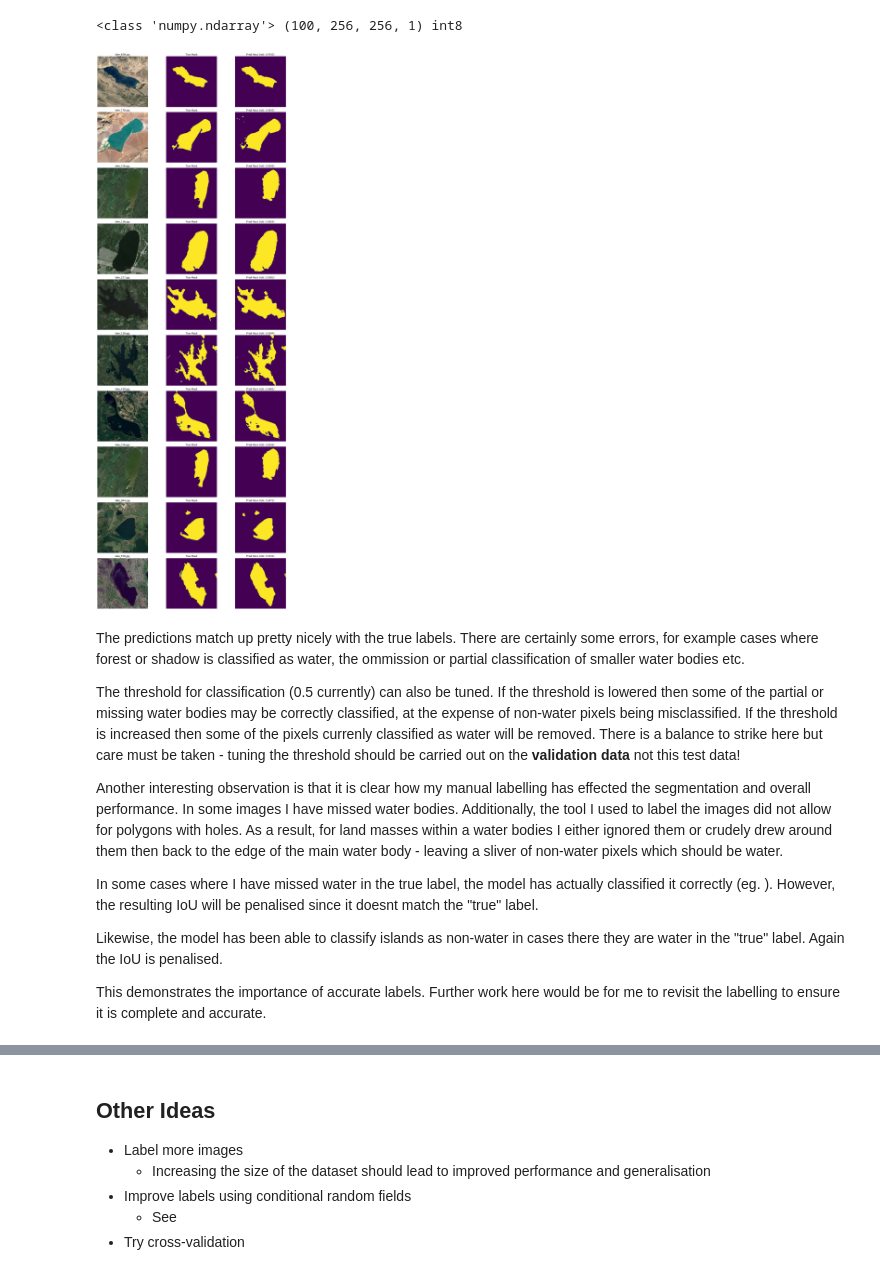
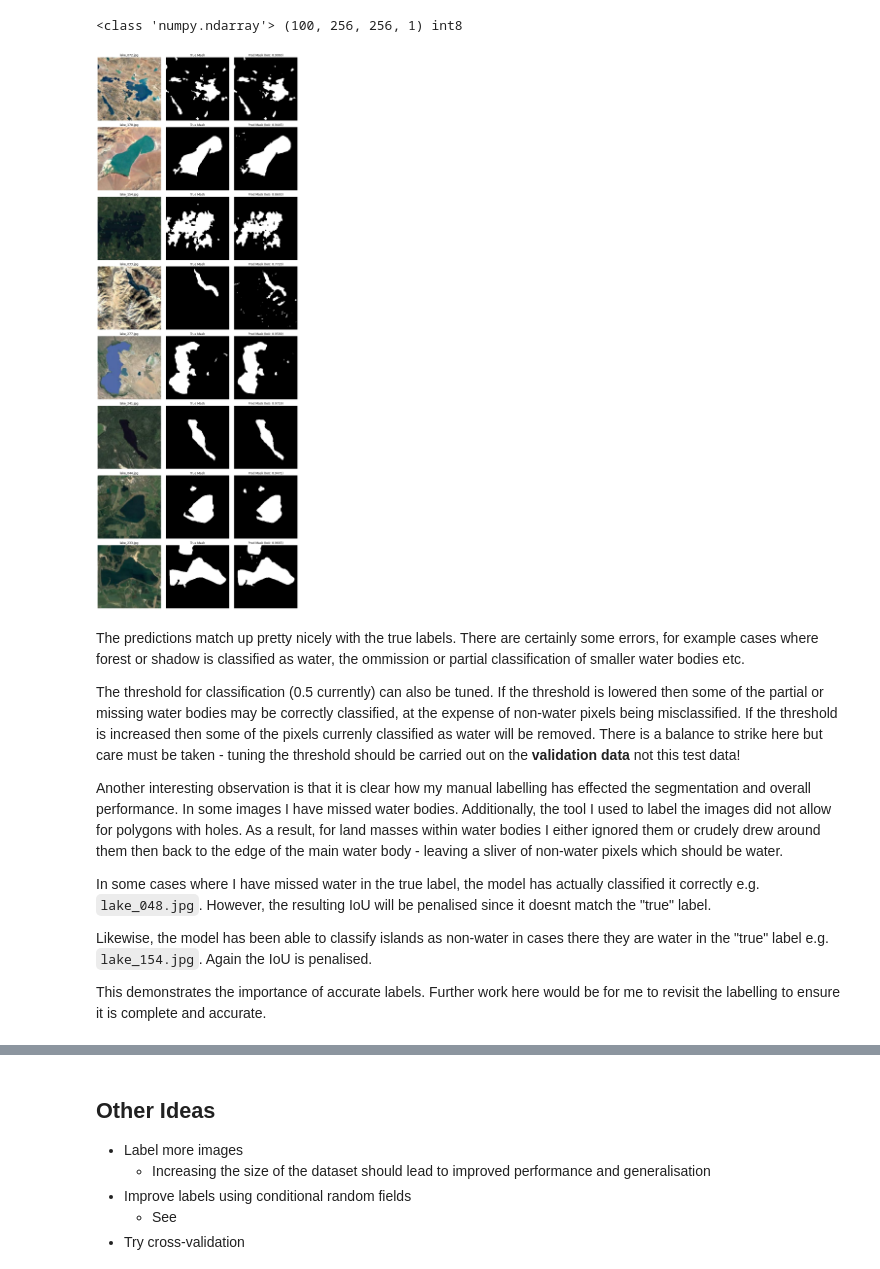
Before and after one commit to a-cass/eo-semantic-segmentation, a Jupyter notebook: nwpu-lakes/nwpu_lakes_segmentation_p9.ipynb, the cells around one changed output, grey strips where cells are left out. Saved outputs shown, nothing was run; the diff lists cells and outputs as text; code cells hidden in the pictures.

```diff
--- a/nwpu-lakes/nwpu_lakes_segmentation_p9.ipynb
+++ b/nwpu-lakes/nwpu_lakes_segmentation_p9.ipynb
@@ -165,0 +126,14 @@ hist_df.binary_mean_iou.plot()
+# %%
+# Or use pre-trained model
+hist_filepath = 'model_outputs/final_model.history.pickle'
+# %%
+# Plot learning curves
+with open(hist_filepath, 'rb') as f:
+    hist = pickle.load(f)
+
+hist_df = pd.DataFrame(hist)
+
+fig, axes = plt.subplots(1, 2, figsize=(16,6))
+for metric, ax in zip(['loss', 'binary_mean_iou'],axes.ravel()):
+    hist_df[metric].plot(ax=ax)
+    ax.set_title(metric)
@@ -199,2 +168,14 @@ model.metrics
+# %%
+# If model has not been trained in this session use previously
+# saved weights
+model = UNet_BN(n_filters=64, n_blocks=4, bn_pos='before', model_name='final')
+
+# Compile model using RMSProp and LR=0.01
+model.compile(tf.optimizers.RMSprop(learning_rate=0.01),
+              loss='binary_crossentropy',
+              metrics=[BinaryMeanIoU(threshold=0.5)]
+             )
+# Load weights from file
+model.load_weights('model_outputs/final_model.weights.h5')
 # %%
 # The evaluate method can accept the (img, mask) generator
@@ -252,10 +235,9 @@ vs.plot_batch(test_img_batch, test_msk_batch, n_images=4, figsize=(16,32))
 # %%
-# IMPORTANT - First rerun the generator inisialisation!
+# Evaluate on each test image within the batches
 
 processed = 0
 binary_mean_ious = np.empty((0))
-bmiou_threshold = model.metrics[1].threshold # same threshold used by model (0.5 in this case)
-bmiou=BinaryMeanIoU(bmiou_threshold)
+bmiou = model.compiled_metrics._user_metrics[0] # use same configuration compiled in model i.e. threshold = 0.5
 
 imgs = np.empty((0, 256, 256, 3), dtype=np.float32)
 msks = np.empty((0, 256, 256, 1), dtype=np.float32)
@@ -322,41 +308,46 @@ print(type(preds_t),preds_t.shape, preds_t.dtype)
 <class 'numpy.ndarray'> (100, 256, 256, 1) int8
 # %%
 # plot random selection of test imgs, msks and preds
-num_imgs = 10
+num_imgs = 8
 img_idxs = np.random.choice(range(100), num_imgs)
 plot_imgs = imgs[img_idxs]
 plot_msks = msks[img_idxs]
 plot_preds = preds_t[img_idxs]
 plot_iou = binary_mean_ious[img_idxs]
 plot_fps = np.array(test_img_gen.filepaths)[img_idxs]
 
-fig, axes = plt.subplots(num_imgs, 3, figsize=(16, 4*num_imgs))
+fig, axes = plt.subplots(num_imgs, 3, figsize=(12, 4*num_imgs))
 
 for i, plot_data in enumerate(zip(plot_imgs, plot_msks, plot_preds,
                                   plot_iou, plot_fps)
                              ):
     row_ax = axes[i]
     titles = [f'{os.path.basename(plot_data[-1])}', 'True Mask',
               f'Pred Mask (IoU: {plot_data[-2]:.4f})']
 
     for ax, im, title in zip(row_ax, plot_data[:-2], titles):
-        ax.imshow(im)
+        if im.shape[-1] == 1:
+            cmap = 'Greys_r'
+        else:
+            cmap=None
+
+        ax.imshow(im.squeeze(),cmap=cmap)
         ax.set_title(title)
         ax.axis('off')
 
 fig.tight_layout()
 # %% [output]
-[figure, old version]
+[figure, new version]
 # %% [markdown]
 The predictions match up pretty nicely with the true labels. There are certainly some errors, for example cases where forest or shadow is classified as water, the ommission or partial classification of smaller water bodies etc.
 
 The threshold for classification (0.5 currently) can also be tuned. If the threshold is lowered then some of the partial or missing water bodies may be correctly classified, at the expense of non-water pixels being misclassified. If the threshold is increased then some of the pixels currenly classified as water will be removed. There is a balance to strike here but care must be taken - tuning the threshold should be carried out on the **validation data** not this test data!
 
-Another interesting observation is that it is clear how my manual labelling has effected the segmentation and overall performance. In some images I have missed water bodies. Additionally, the tool I used to label the images did not allow for polygons with holes. As a result, for land masses within a water bodies I either ignored them or crudely drew around them then back to the edge of the main water body - leaving a sliver of non-water pixels which should be water.
+Another interesting observation is that it is clear how my manual labelling has effected the segmentation and overall performance. In some images I have missed water bodies. Additionally, the tool I used to label the images did not allow for polygons with holes. As a result, for land masses within water bodies I either ignored them or crudely drew around them then back to the edge of the main water body - leaving a sliver of non-water pixels which should be water.
 
-In some cases where I have missed water in the true label, the model has actually classified it correctly (eg. ). However, the resulting IoU will be penalised since it doesnt match the "true" label.
+In some cases where I have missed water in the true label, the model has actually classified it correctly e.g. `lake_048.jpg`. However, the resulting IoU will be penalised since it doesnt match the "true" label.
 
-Likewise, the model has been able to classify islands as non-water in cases there they are water in the "true" label. Again the IoU is penalised.
+Likewise, the model has been able to classify islands as non-water in cases there they are water in the "true" label e.g. `lake_154.jpg`. Again the IoU is penalised.
 
 This demonstrates the importance of accurate labels. Further work here would be for me to revisit the labelling to ensure it is complete and accurate.
 # %% [markdown]
```
Also changed, not shown: parts of 24 cells of this notebook, 4 other files.
